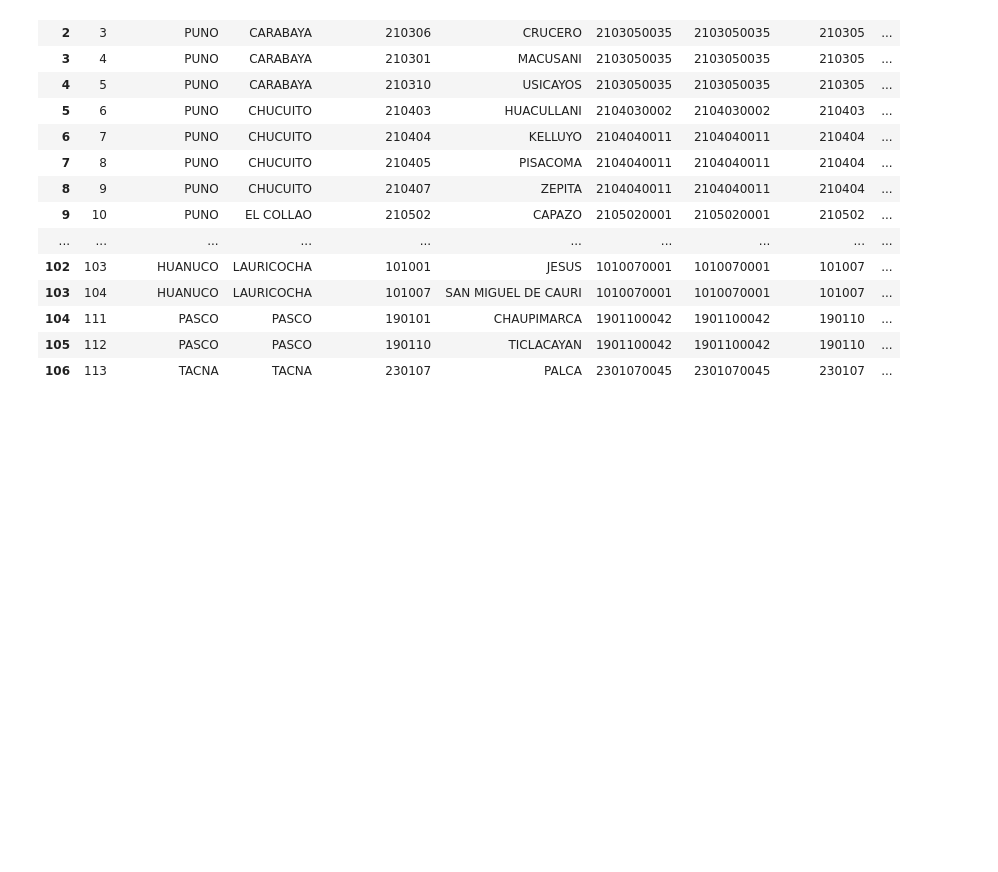
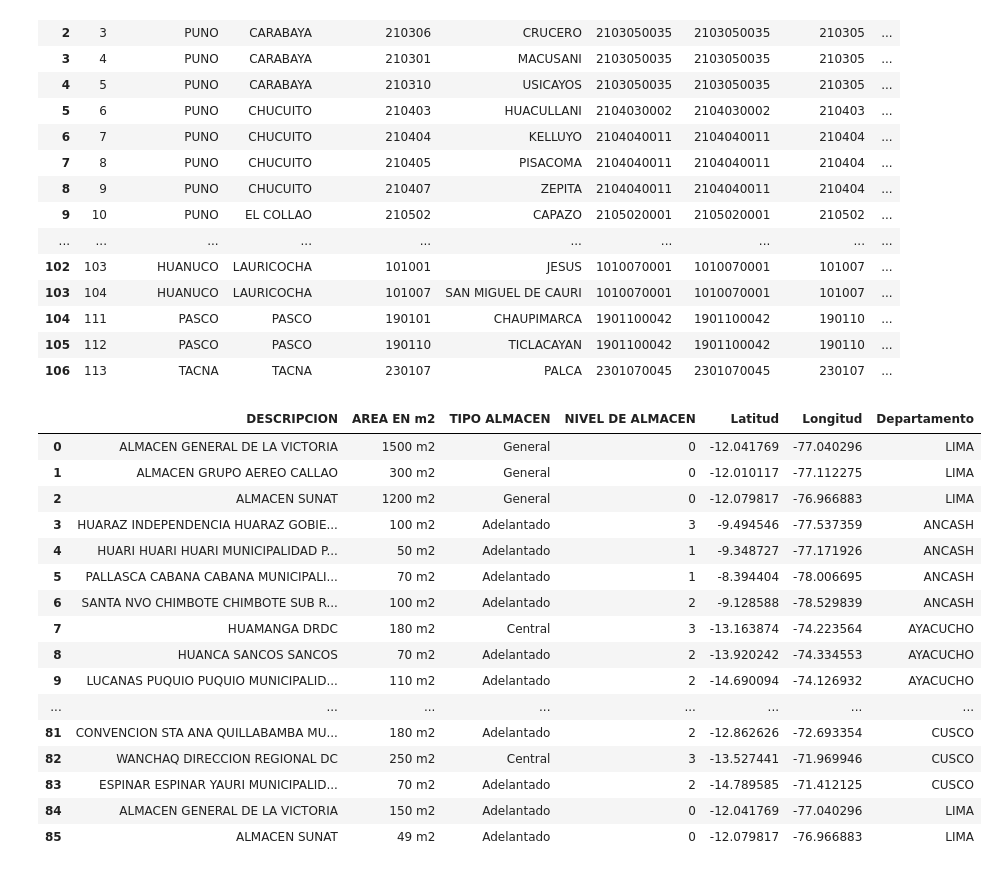
Before and after one commit to Robert-Aduviri/optimizacion-heladas-friaje, a Jupyter notebook: Step 5 - Geovisualization.ipynb, the cells around one changed output. Cells and saved outputs as stored; diff of their text form; code cells hidden in the pictures; blank space fills up the shorter version.

```diff
--- a/Step 5 - Geovisualization.ipynb
+++ b/Step 5 - Geovisualization.ipynb
@@ -44,6 +44,26 @@ distritos
 | 104 | 111 | PASCO | PASCO | 190101 | CHAUPIMARCA | 1901100042 | 1901100042 | 190110 | ... |
 | 105 | 112 | PASCO | PASCO | 190110 | TICLACAYAN | 1901100042 | 1901100042 | 190110 | ... |
 | 106 | 113 | TACNA | TACNA | 230107 | PALCA | 2301070045 | 2301070045 | 230107 | ... |
+# %%
+almacenes
+# %% [output]
+|  | DESCRIPCION | AREA EN m2 | TIPO ALMACEN | NIVEL DE ALMACEN | Latitud | Longitud | Departamento |
+| 0 | ALMACEN GENERAL DE LA VICTORIA | 1500 m2 | General | 0 | -12.041769 | -77.040296 | LIMA |
+| 1 | ALMACEN GRUPO AEREO CALLAO | 300 m2 | General | 0 | -12.010117 | -77.112275 | LIMA |
+| 2 | ALMACEN SUNAT | 1200 m2 | General | 0 | -12.079817 | -76.966883 | LIMA |
+| 3 | HUARAZ INDEPENDENCIA HUARAZ GOBIE... | 100 m2 | Adelantado | 3 | -9.494546 | -77.537359 | ANCASH |
+| 4 | HUARI HUARI HUARI MUNICIPALIDAD P... | 50 m2 | Adelantado | 1 | -9.348727 | -77.171926 | ANCASH |
+| 5 | PALLASCA CABANA CABANA MUNICIPALI... | 70 m2 | Adelantado | 1 | -8.394404 | -78.006695 | ANCASH |
+| 6 | SANTA NVO CHIMBOTE CHIMBOTE SUB R... | 100 m2 | Adelantado | 2 | -9.128588 | -78.529839 | ANCASH |
+| 7 | HUAMANGA DRDC | 180 m2 | Central | 3 | -13.163874 | -74.223564 | AYACUCHO |
+| 8 | HUANCA SANCOS SANCOS | 70 m2 | Adelantado | 2 | -13.920242 | -74.334553 | AYACUCHO |
+| 9 | LUCANAS PUQUIO PUQUIO MUNICIPALID... | 110 m2 | Adelantado | 2 | -14.690094 | -74.126932 | AYACUCHO |
+| ... | ... | ... | ... | ... | ... | ... | ... |
+| 81 | CONVENCION STA ANA QUILLABAMBA MU... | 180 m2 | Adelantado | 2 | -12.862626 | -72.693354 | CUSCO |
+| 82 | WANCHAQ DIRECCION REGIONAL DC | 250 m2 | Central | 3 | -13.527441 | -71.969946 | CUSCO |
+| 83 | ESPINAR ESPINAR YAURI MUNICIPALID... | 70 m2 | Adelantado | 2 | -14.789585 | -71.412125 | CUSCO |
+| 84 | ALMACEN GENERAL DE LA VICTORIA | 150 m2 | Adelantado | 0 | -12.041769 | -77.040296 | LIMA |
+| 85 | ALMACEN SUNAT | 49 m2 | Adelantado | 0 | -12.079817 | -76.966883 | LIMA |
 # %%
 def draw_map(df, popup_col, colors):
     m = folium.Map(
```
Also changed, not shown: parts of 3 cells of this notebook, 2 other files.
